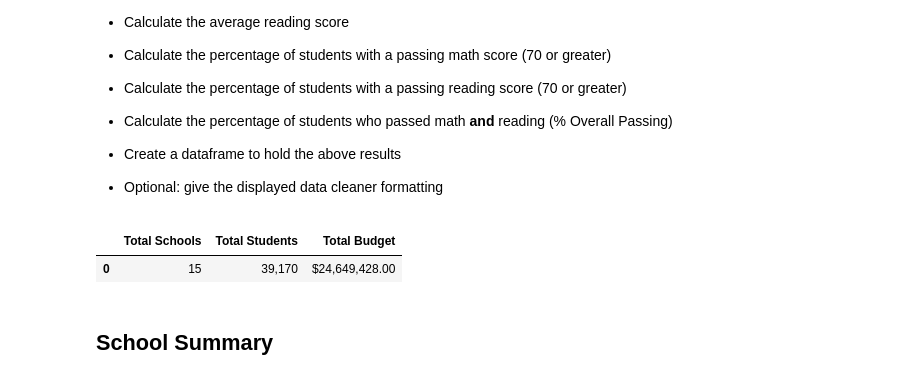
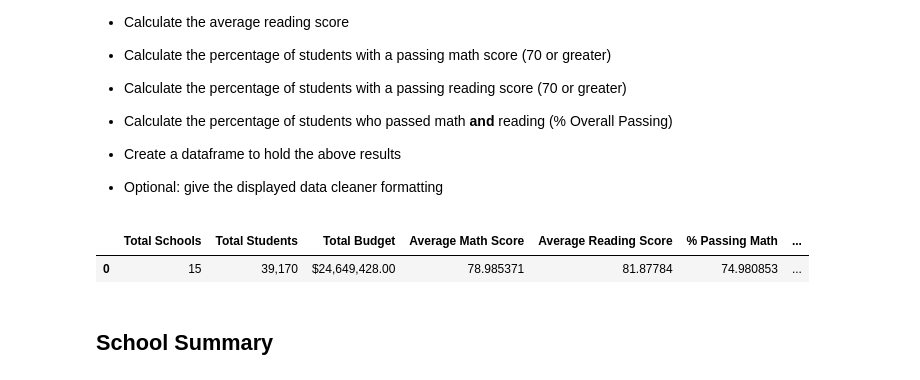
Before and after one commit to BNY-Lemon/pandas-challenge, a Jupyter notebook: PyCitySchools/PyCitySchools_starter.ipynb, the cells around one changed output. Drawn from its saved outputs; the diff is of its cells as text; code cells hidden in the pictures.

```diff
--- a/PyCitySchools/PyCitySchools_starter.ipynb
+++ b/PyCitySchools/PyCitySchools_starter.ipynb
@@ -58,36 +58,39 @@ total_students = sum(total_students_array)
 total_budget = school_data["budget"].sum()
 
 # Calculate the average math score
 average_math = school_data_complete['math_score'].mean()
 
 # Calculate the reading math score
 average_reading = school_data_complete['reading_score'].mean()
 
 # Calculate the percentage of students with a passing math score (70 or greater)
 # Filtering the DF with a conditional
 school_data_filtered = school_data_complete[school_data_complete['math_score'] >= 70]
 percent_passing_math = school_data_filtered['Student ID'].count() / total_students
 
 # Calculate the percentage of students with a passing reading score (70 or greater)
 school_data_filtered_2 = school_data_complete[school_data_complete['reading_score'] >= 70]
 percent_passing_reading = school_data_filtered_2['Student ID'].count() / total_students
 percent_passing_reading
 
 # Calculate the percentage of students who passed math and reading (% Overall Passing)
 school_data_filtered_3 = school_data_complete[(school_data_complete['math_score'] >= 70) & (school_data_complete['reading_score'] >= 70)]
 school_data_filtered_3
 percent_passing_overall = school_data_filtered_3['Student ID'].count() / total_students
 
 # Create a dataframe to hold the above results
 # Finish the rest of the items
-results_df = pd.DataFrame({"Total Schools":total_schools, "Total Students": total_students, "Total Budget": total_budget}, index=[0])
+results_df = pd.DataFrame({"Total Schools":total_schools, "Total Students": total_students, "Total Budget": total_budget, "Average Math Score": average_math, "Average Reading Score": average_reading, "% Passing Math": percent_passing_math, "% Passing Reading": percent_passing_reading, "% Overall Passing": percent_passing_overall}, index=[0])
 # Format items
 results_df["Total Students"] = results_df["Total Students"].map("{:,}".format)
 results_df["Total Budget"] = results_df["Total Budget"].map("${:,.2f}".format)
+results_df["% Passing Math"] = results_df["% Passing Math"] * 100
+results_df["% Passing Reading"] = results_df["% Passing Reading"] * 100
+results_df["% Overall Passing"] = results_df["% Overall Passing"] * 100
 results_df
 # %% [output]
-|  | Total Schools | Total Students | Total Budget |
-| 0 | 15 | 39,170 | $24,649,428.00 |
+|  | Total Schools | Total Students | Total Budget | Average Math Score | Average Reading Score | % Passing Math | ... |
+| 0 | 15 | 39,170 | $24,649,428.00 | 78.985371 | 81.87784 | 74.980853 | ... |
 # %% [markdown]
 ## School Summary
 # %% [markdown]
```
